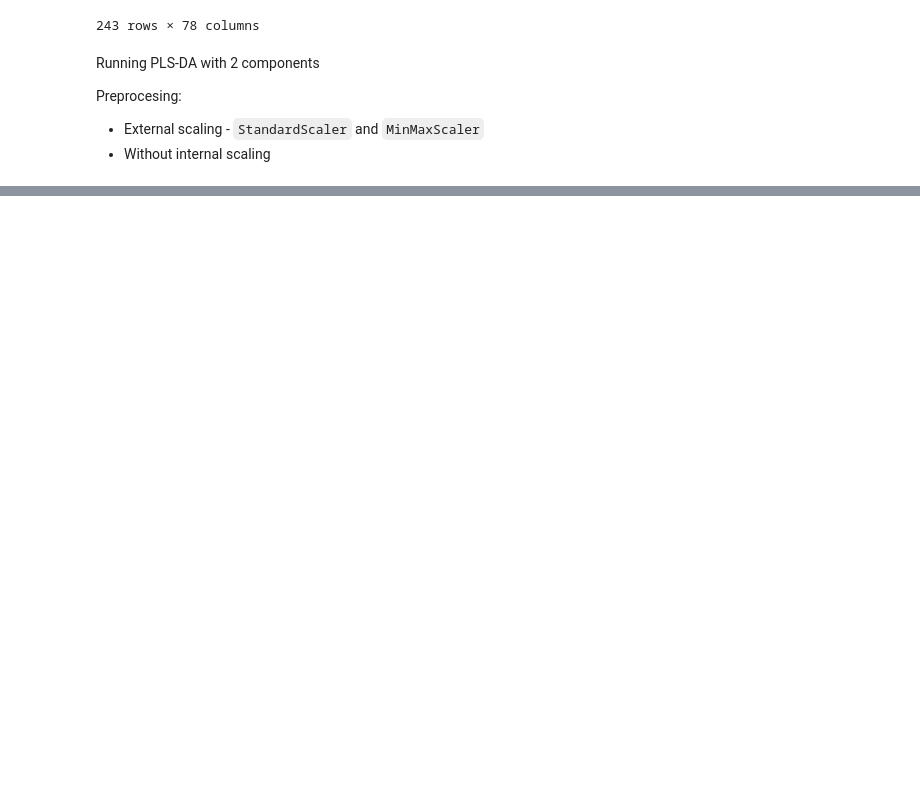
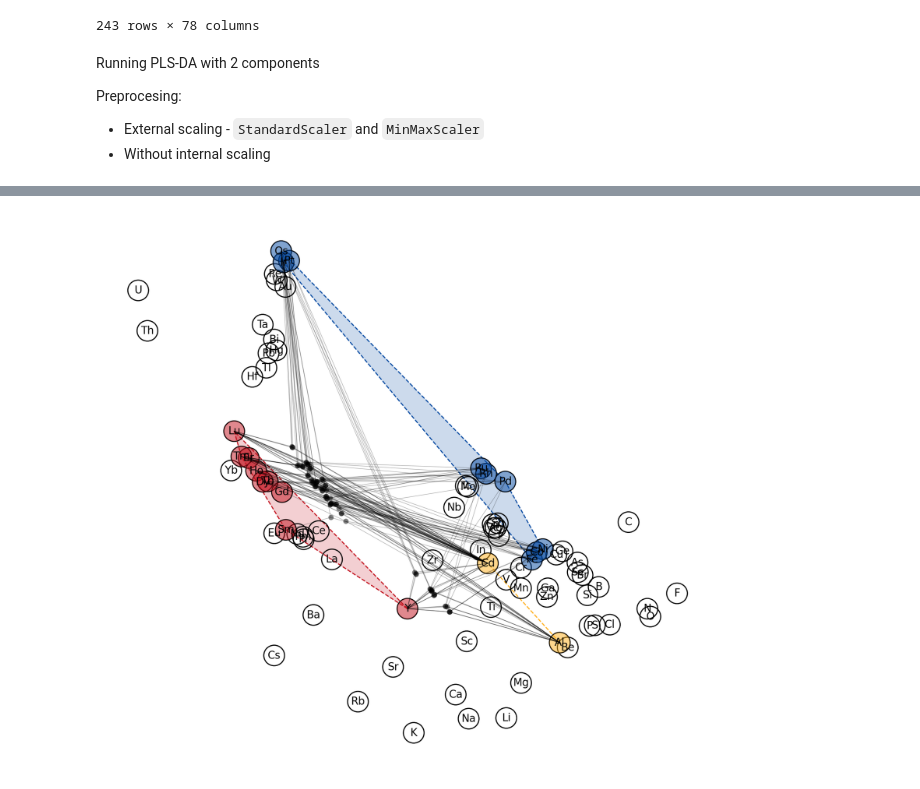
Before and after one commit to dshirya/STEx-ternary, a Jupyter notebook: main.ipynb, the cells around one changed output, grey strips where cells are left out. Saved outputs shown, nothing was run; the diff lists cells and outputs as text; code cells hidden in the pictures; blank space fills up the shorter version.

```diff
--- a/main.ipynb
+++ b/main.ipynb
@@ -71 +72,7 @@ Common features between property file and PLS‑DA: ['Atomic weight', 'Atomic nu
 Coordinates saved to coordinates.xlsx
+# %%
+from models.test import visualize_elements
+
+visualize_elements(df)
+# %% [output]
+[figure, added]
```
Also changed, not shown: parts of 5 cells of this notebook, 18 other files.
